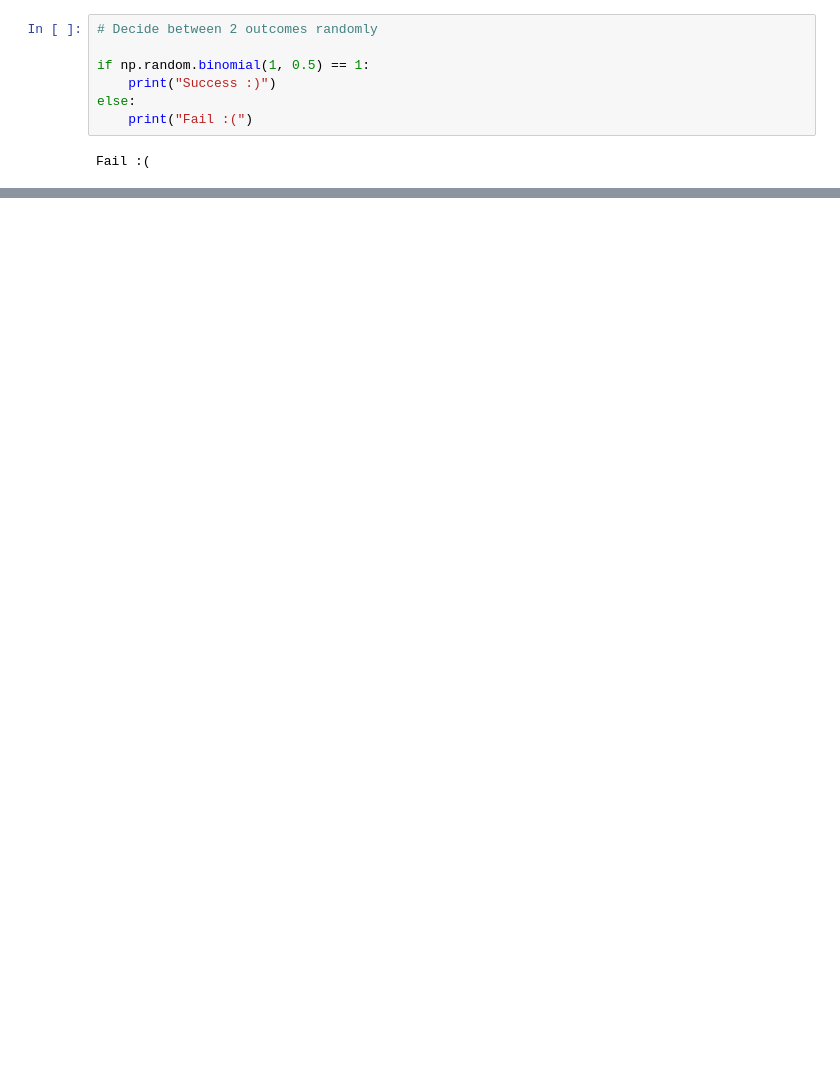
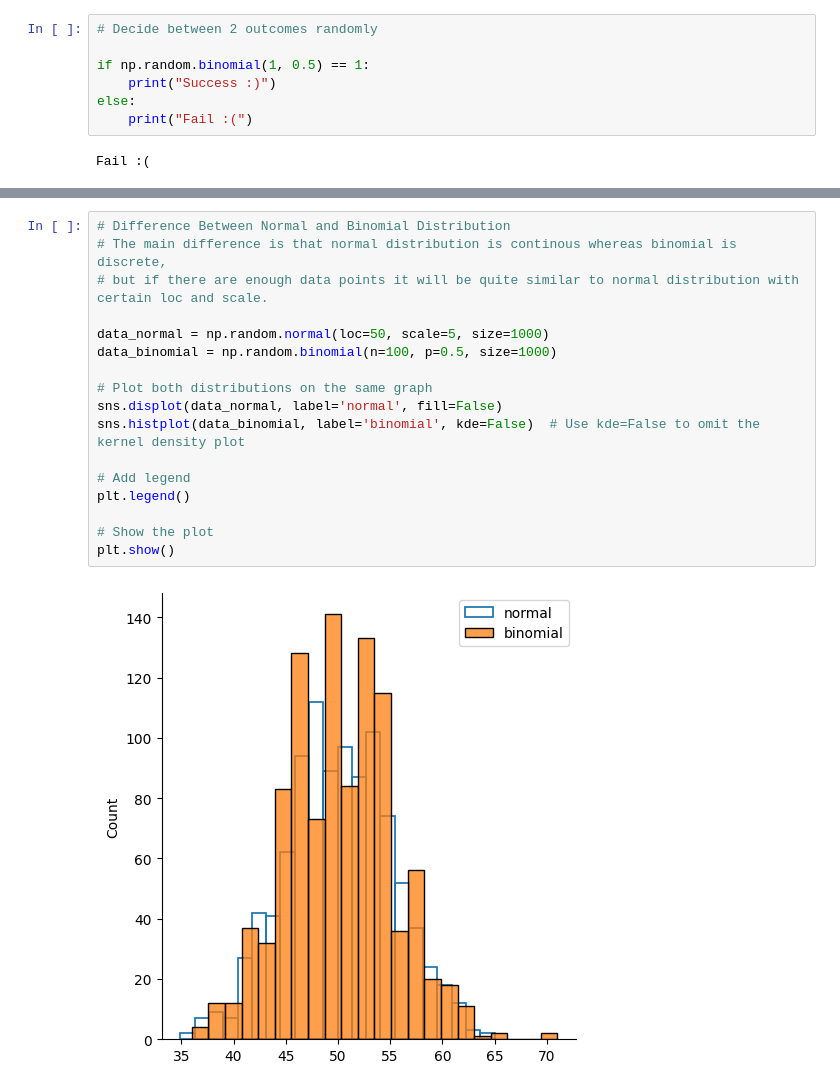
Before and after one commit to gtatiya/Python-Programming, a Jupyter notebook: NumPy/RandomSampling.ipynb, the cells around one changed output, grey strips where cells are left out. Saved outputs shown, nothing was run; the diff lists cells and outputs as text; blank space fills up the shorter version.

```diff
--- a/NumPy/RandomSampling.ipynb
+++ b/NumPy/RandomSampling.ipynb
@@ -75,0 +150,19 @@ https://docs.scipy.org/doc/numpy-1.14.0/reference/generated/numpy.random.normal.
+# %%
+# Difference Between Normal and Binomial Distribution
+# The main difference is that normal distribution is continous whereas binomial is discrete,
+# but if there are enough data points it will be quite similar to normal distribution with certain loc and scale.
+
+data_normal = np.random.normal(loc=50, scale=5, size=1000)
+data_binomial = np.random.binomial(n=100, p=0.5, size=1000)
+
+# Plot both distributions on the same graph
+sns.displot(data_normal, label='normal', fill=False)
+sns.histplot(data_binomial, label='binomial', kde=False)  # Use kde=False to omit the kernel density plot
+
+# Add legend
+plt.legend()
+
+# Show the plot
+plt.show()
+# %% [output]
+[figure, added]
```
Also changed, not shown: parts of 17 cells of this notebook.
